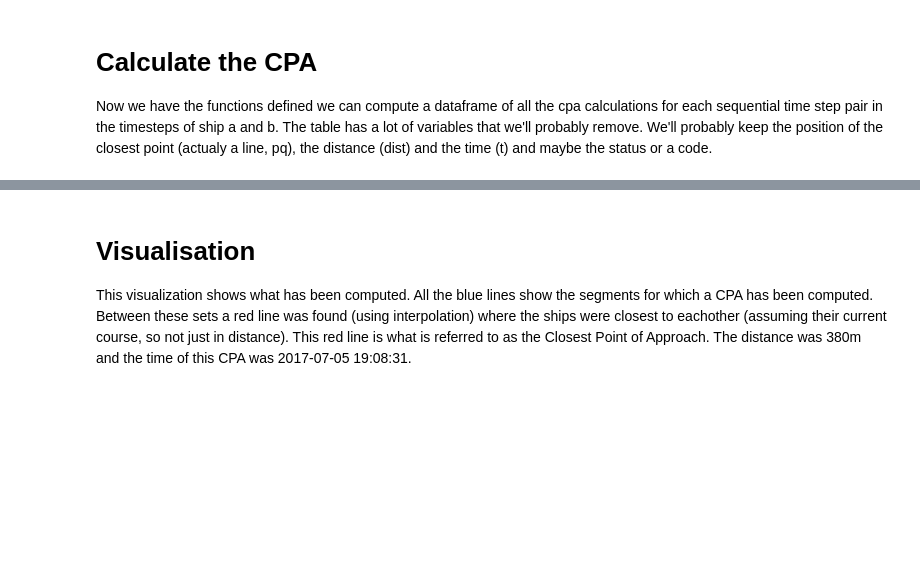
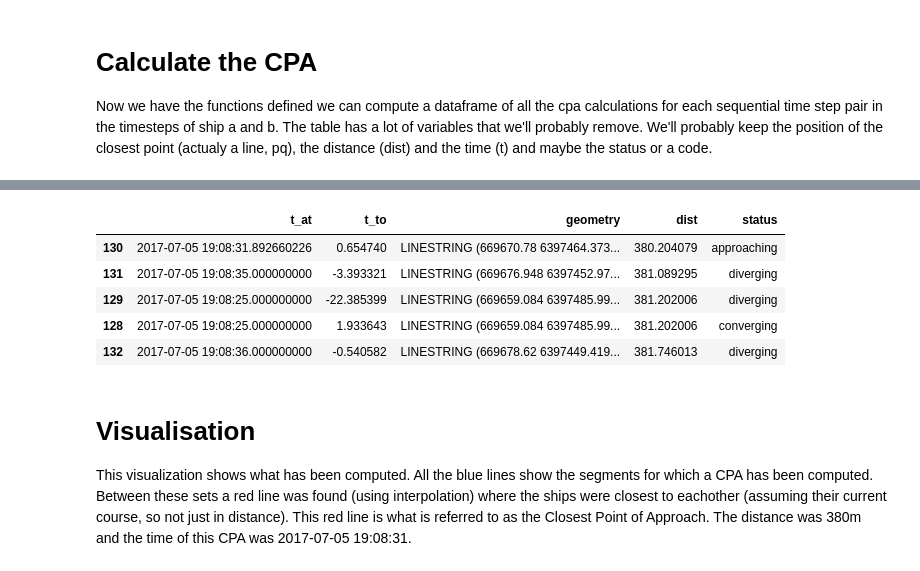
Before and after one commit to SiggyF/movingpandas-examples, a Jupyter notebook: 2-analysis-examples/ship-cpa.ipynb, the cells around one changed output, grey strips where cells are left out. Cells and saved outputs as stored; diff of their text form; code cells hidden in the pictures; blank space fills up the shorter version.

```diff
--- a/2-analysis-examples/ship-cpa.ipynb
+++ b/2-analysis-examples/ship-cpa.ipynb
@@ -393,3 +109,15 @@ cpa_df.sort_values("dist").head()
+# %%
+cpa_calc = movingpandas.cpa.CPACalculator(traj_a, traj_b)
+cpa_df = cpa_calc.segments_gdf()
+cpa = cpa_calc.min()
+cpa_df.sort_values("dist").head()
+# %% [output]
+|  | t_at | t_to | geometry | dist | status |
+| 130 | 2017-07-05 19:08:31.892660226 | 0.654740 | LINESTRING (669670.78 6397464.373... | 380.204079 | approaching |
+| 131 | 2017-07-05 19:08:35.000000000 | -3.393321 | LINESTRING (669676.948 6397452.97... | 381.089295 | diverging |
+| 129 | 2017-07-05 19:08:25.000000000 | -22.385399 | LINESTRING (669659.084 6397485.99... | 381.202006 | diverging |
+| 128 | 2017-07-05 19:08:25.000000000 | 1.933643 | LINESTRING (669659.084 6397485.99... | 381.202006 | converging |
+| 132 | 2017-07-05 19:08:36.000000000 | -0.540582 | LINESTRING (669678.62 6397449.419... | 381.746013 | diverging |
 # %% [markdown]
 # Visualisation
 This visualization shows what has been computed. All the blue lines show the segments for which a CPA has been computed.
```
Also changed, not shown: parts of 8 cells of this notebook.
